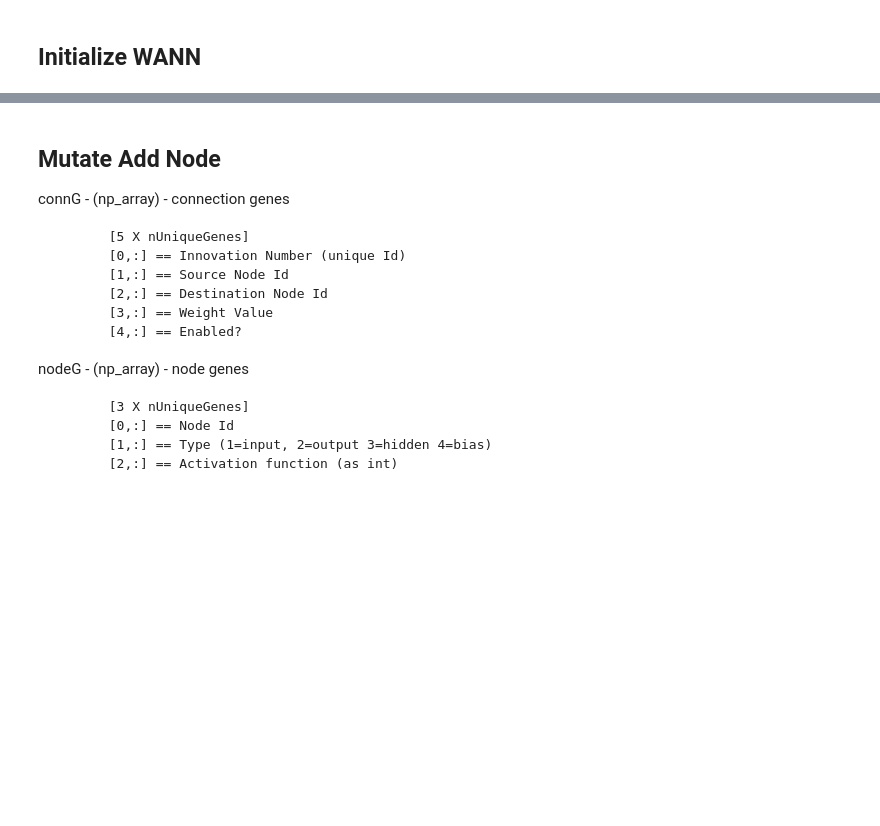
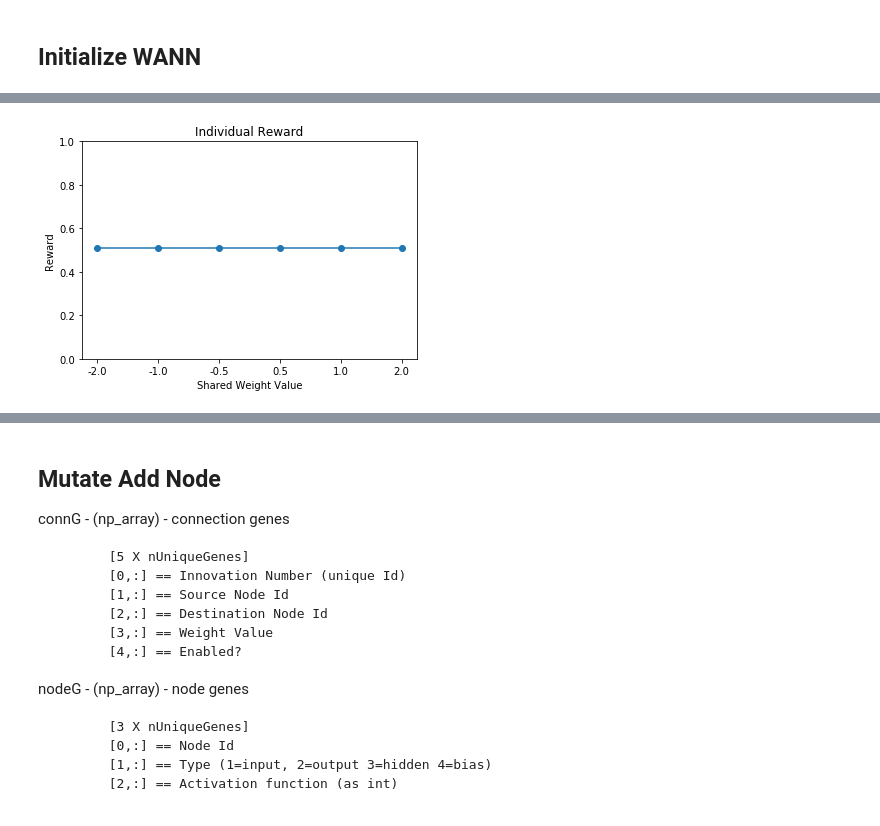
Before and after one commit to google/brain-tokyo-workshop, a Jupyter notebook: WANNRelease/WANN/examples/WANNs.ipynb, the cells around one changed output, grey strips where cells are left out. Saved outputs shown, nothing was run; the diff lists cells and outputs as text; code cells hidden in the pictures; blank space fills up the shorter version.

```diff
--- a/WANNRelease/WANN/examples/WANNs.ipynb
+++ b/WANNRelease/WANN/examples/WANNs.ipynb
@@ -73,0 +70,4 @@ pop = wann.ask()
+# %%
+plotIndReward(pop[0], task, hyp)
+# %% [output]
+[figure, added]
```
Also changed, not shown: parts of 25 cells of this notebook, 8 other files.
